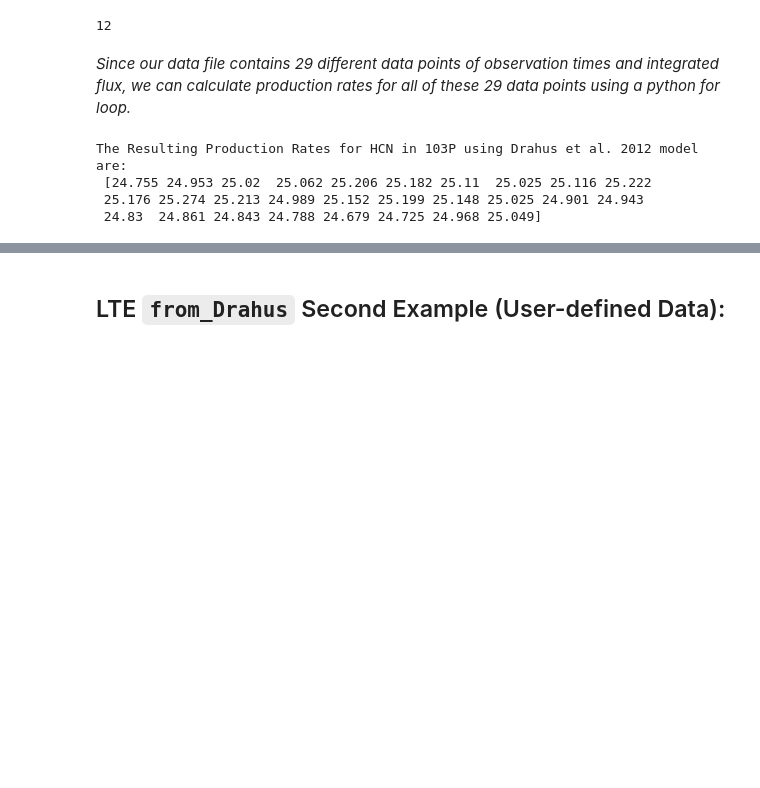
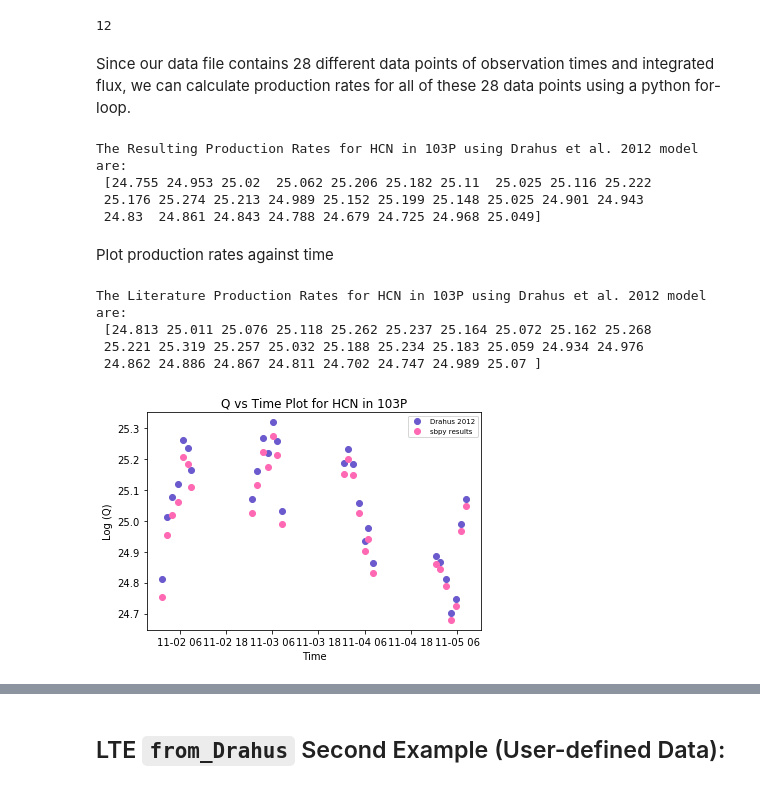
Before and after one commit to NASA-Planetary-Science/sbpy-tutorial, a Jupyter notebook: notebooks/activity/productionrates.ipynb, the cells around one changed output, grey strips where cells are left out. Cells and saved outputs as stored; diff of their text form; code cells hidden in the pictures; blank space fills up the shorter version.

```diff
--- a/notebooks/activity/productionrates.ipynb
+++ b/notebooks/activity/productionrates.ipynb
@@ -81,8 +99,8 @@ mol_data.add_column([au.value] * au.unit, name='eincoeff') # store value
 # %% [output]
 12
 # %% [markdown]
-*Since our data file contains 29 different data points of observation times and integrated flux, we can
-calculate production rates for all of these 29 data points using a python for loop.*
+Since our data file contains 28 different data points of observation times and integrated flux, we can
+calculate production rates for all of these 28 data points using a python for-loop.
 # %%
 lte = LTE() # initialize LTE class
 
@@ -108,4 +126,26 @@ The Resulting Production Rates for HCN in 103P using Drahus et al. 2012 model ar
  [24.755 24.953 25.02  25.062 25.206 25.182 25.11  25.025 25.116 25.222
  25.176 25.274 25.213 24.989 25.152 25.199 25.148 25.025 24.901 24.943
  24.83  24.861 24.843 24.788 24.679 24.725 24.968 25.049]
+# %% [markdown]
+Plot production rates against time
+# %%
+q_pred_hcn = list(hcn['log(Q)']) # literature production rates
+print("The Literature Production Rates for HCN in {} using Drahus et al. 2012 model are:\n {}".format(target, np.round(q_pred_hcn,3)))
+
+time_hcn = list(hcn['Time'])
+time_hcn = matplotlib.dates.datestr2num(time_hcn)
+
+plt.plot_date(time_hcn, q_pred_hcn, 'o', color='slateblue', label='Drahus 2012')
+plt.plot_date(time_hcn, q_found_hcn, 'o', color='hotpink', label='sbpy results')
+plt.xlabel('Time')
+plt.ylabel('Log (Q)')
+plt.legend(loc='best', fontsize='x-small')
+plt.title('Q vs Time Plot for HCN in {}'.format(target))
+plt.show()
+# %% [output]
+The Literature Production Rates for HCN in 103P using Drahus et al. 2012 model are:
+ [24.813 25.011 25.076 25.118 25.262 25.237 25.164 25.072 25.162 25.268
+ 25.221 25.319 25.257 25.032 25.188 25.234 25.183 25.059 24.934 24.976
+ 24.862 24.886 24.867 24.811 24.702 24.747 24.989 25.07 ]
+[figure, added]
 # %% [markdown]
```
Also changed, not shown: parts of 39 cells of this notebook.
